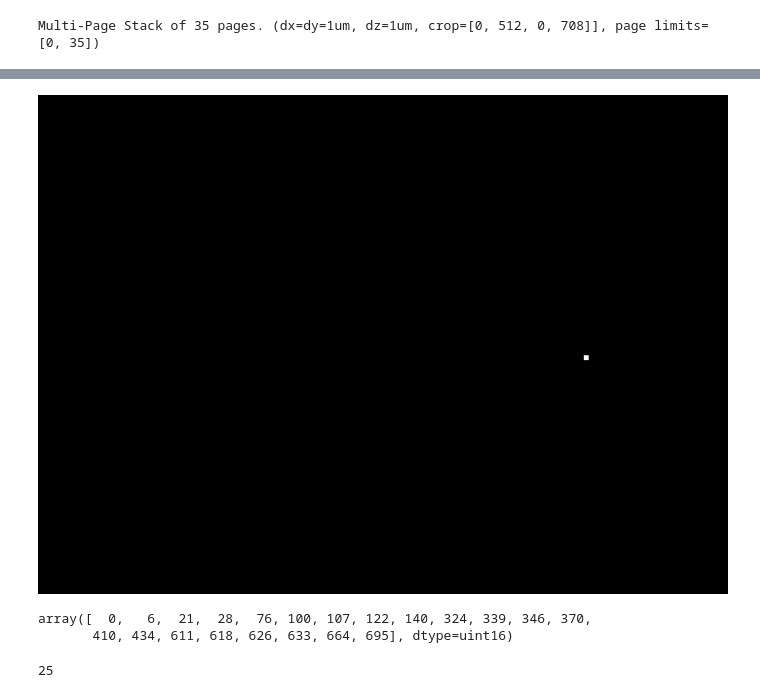
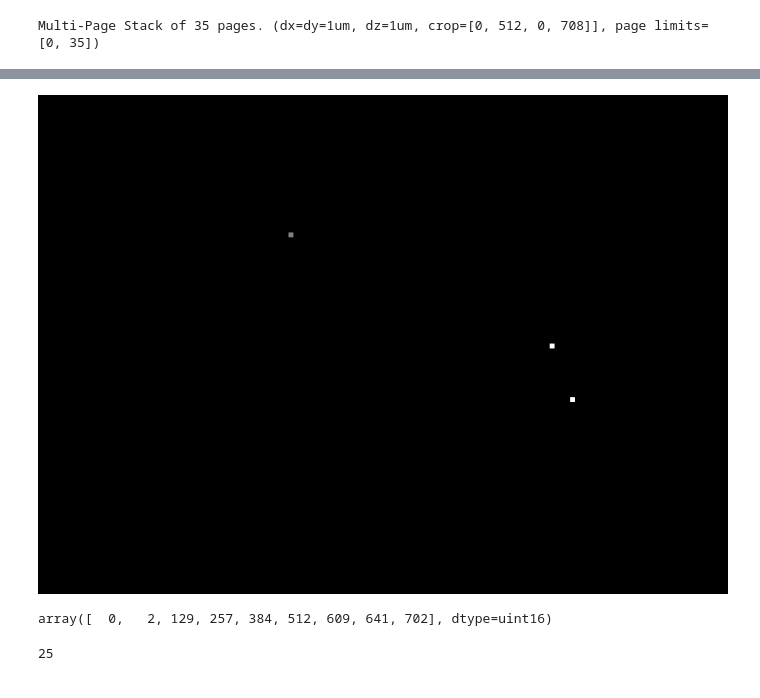
Before and after one commit to LspongebobJH/cell-tracker-gnn, a Jupyter notebook: notebooks/check_images.ipynb, the cells around one changed output, grey strips where cells are left out. Cells and saved outputs as stored; diff of their text form; code cells hidden in the pictures.

```diff
--- a/notebooks/check_images.ipynb
+++ b/notebooks/check_images.ipynb
@@ -39,6 +30,6 @@ Image.fromarray(s[16]).show()
 # %%
 dire = "/home/ubuntu/cell-tracker-gnn/data/CTC/Training/Fluo-N3DH-CE/01_GT/TRA/"
-path = dire + "man_track000.tif"
+path = dire + "man_track011.tif"
 s = mtif.read_stack(path, units='um')
 # %%
 s
@@ -51,12 +38,11 @@ mtif.plot_pages(s)
 # %%
-Image.fromarray(s[19] *1000).show()
+Image.fromarray(s[16]).show()
 # %% [output]
-[figure, old version]
+[figure, new version]
 # %%
-np.unique(s[16])
+np.unique(s[:])
 # %% [output]
-array([  0,   6,  21,  28,  76, 100, 107, 122, 140, 324, 339, 346, 370,
-       410, 434, 611, 618, 626, 633, 664, 695], dtype=uint16)
+array([  0,   2, 129, 257, 384, 512, 609, 641, 702], dtype=uint16)
 # %%
 (s[16] == 100).sum()
 # %% [output]
```
Also changed, not shown: parts of 8 cells of this notebook, 1 other file.
